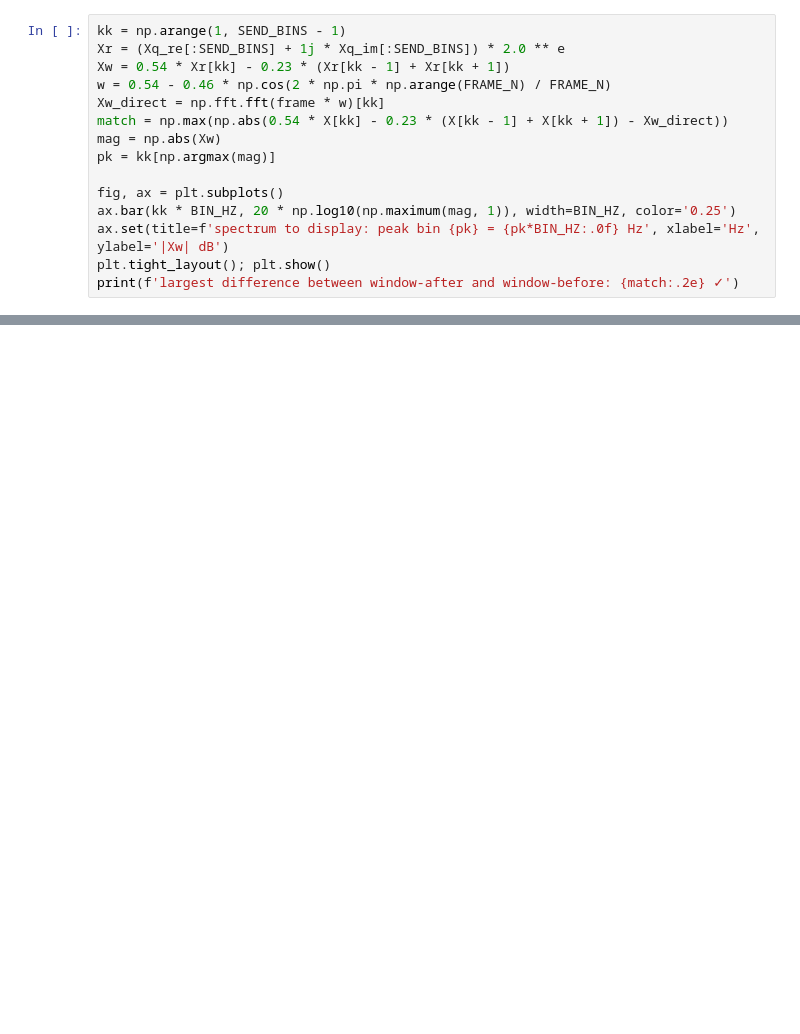
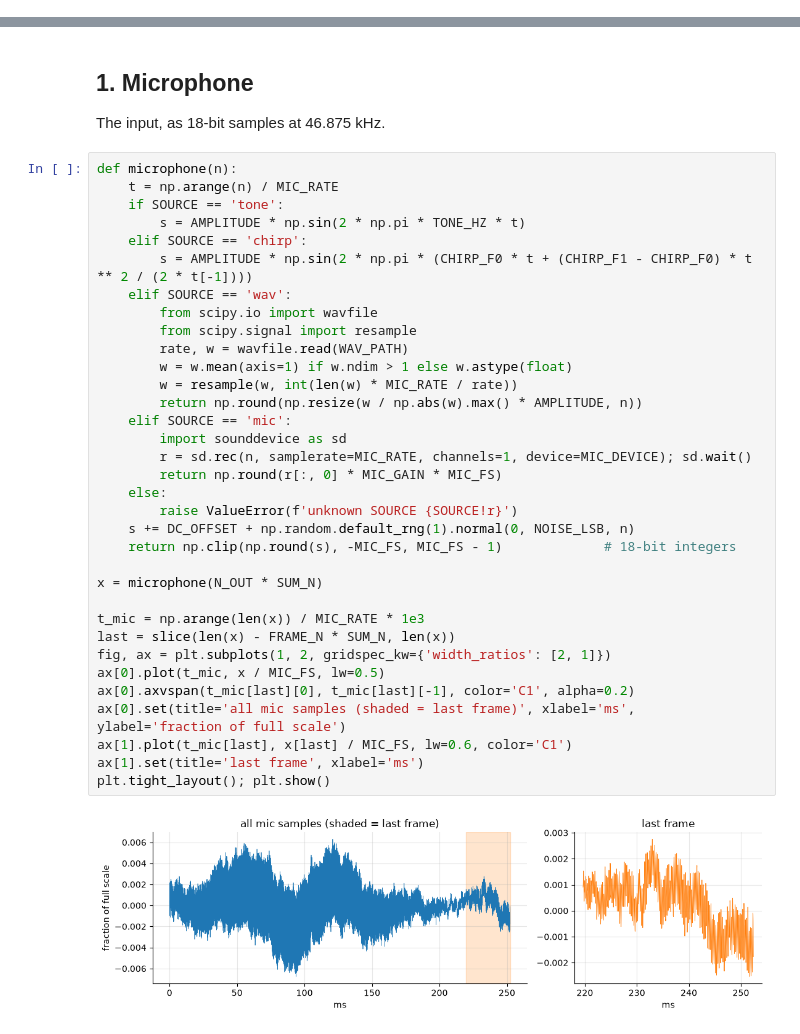
Before and after one commit to GabeAlencar/AVIPEe155, a Jupyter notebook: avipe_model/avipe_chain.ipynb, the cells around one changed output, grey strips where cells are left out. Cells and saved outputs as stored; diff of their text form; blank space fills up the shorter version.

```diff
--- a/avipe_model/avipe_chain.ipynb
+++ b/avipe_model/avipe_chain.ipynb
@@ -371,15 +0,0 @@ The cell checks that the two match, then finds the magnitude of bins 1 to `SEND_
-# %%
-kk = np.arange(1, SEND_BINS - 1)
-Xr = (Xq_re[:SEND_BINS] + 1j * Xq_im[:SEND_BINS]) * 2.0 ** e
-Xw = 0.54 * Xr[kk] - 0.23 * (Xr[kk - 1] + Xr[kk + 1])
-w = 0.54 - 0.46 * np.cos(2 * np.pi * np.arange(FRAME_N) / FRAME_N)
-Xw_direct = np.fft.fft(frame * w)[kk]
-match = np.max(np.abs(0.54 * X[kk] - 0.23 * (X[kk - 1] + X[kk + 1]) - Xw_direct))
-mag = np.abs(Xw)
-pk = kk[np.argmax(mag)]
-
-fig, ax = plt.subplots()
-ax.bar(kk * BIN_HZ, 20 * np.log10(np.maximum(mag, 1)), width=BIN_HZ, color='0.25')
-ax.set(title=f'spectrum to display: peak bin {pk} = {pk*BIN_HZ:.0f} Hz', xlabel='Hz', ylabel='|Xw| dB')
-plt.tight_layout(); plt.show()
-print(f'largest difference between window-after and window-before: {match:.2e} ✓')
@@ -471,0 +64,39 @@ Set SOURCE = 'mic' and LIVE_SECONDS > 0 in the Inputs cell to run the live plot.
+# %% [markdown]
+## 1. Microphone
+The input, as 18-bit samples at 46.875 kHz.
+# %%
+def microphone(n):
+    t = np.arange(n) / MIC_RATE
+    if SOURCE == 'tone':
+        s = AMPLITUDE * np.sin(2 * np.pi * TONE_HZ * t)
+    elif SOURCE == 'chirp':
+        s = AMPLITUDE * np.sin(2 * np.pi * (CHIRP_F0 * t + (CHIRP_F1 - CHIRP_F0) * t ** 2 / (2 * t[-1])))
+    elif SOURCE == 'wav':
+        from scipy.io import wavfile
+        from scipy.signal import resample
+        rate, w = wavfile.read(WAV_PATH)
+        w = w.mean(axis=1) if w.ndim > 1 else w.astype(float)
+        w = resample(w, int(len(w) * MIC_RATE / rate))
+        return np.round(np.resize(w / np.abs(w).max() * AMPLITUDE, n))
+    elif SOURCE == 'mic':
+        import sounddevice as sd
+        r = sd.rec(n, samplerate=MIC_RATE, channels=1, device=MIC_DEVICE); sd.wait()
+        return np.round(r[:, 0] * MIC_GAIN * MIC_FS)
+    else:
+        raise ValueError(f'unknown SOURCE {SOURCE!r}')
+    s += DC_OFFSET + np.random.default_rng(1).normal(0, NOISE_LSB, n)
+    return np.clip(np.round(s), -MIC_FS, MIC_FS - 1)             # 18-bit integers
+
+x = microphone(N_OUT * SUM_N)
+
+t_mic = np.arange(len(x)) / MIC_RATE * 1e3
+last = slice(len(x) - FRAME_N * SUM_N, len(x))
+fig, ax = plt.subplots(1, 2, gridspec_kw={'width_ratios': [2, 1]})
+ax[0].plot(t_mic, x / MIC_FS, lw=0.5)
+ax[0].axvspan(t_mic[last][0], t_mic[last][-1], color='C1', alpha=0.2)
+ax[0].set(title='all mic samples (shaded = last frame)', xlabel='ms', ylabel='fraction of full scale')
+ax[1].plot(t_mic[last], x[last] / MIC_FS, lw=0.6, color='C1')
+ax[1].set(title='last frame', xlabel='ms')
+plt.tight_layout(); plt.show()
+# %% [output]
+[figure, added]
```
Also changed, not shown: parts of 38 cells of this notebook.
